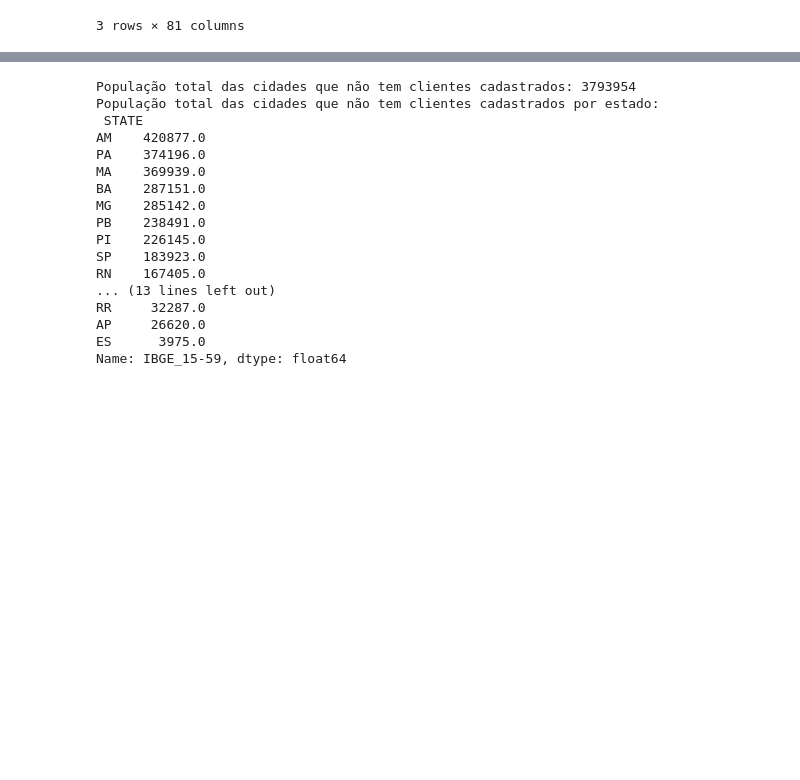
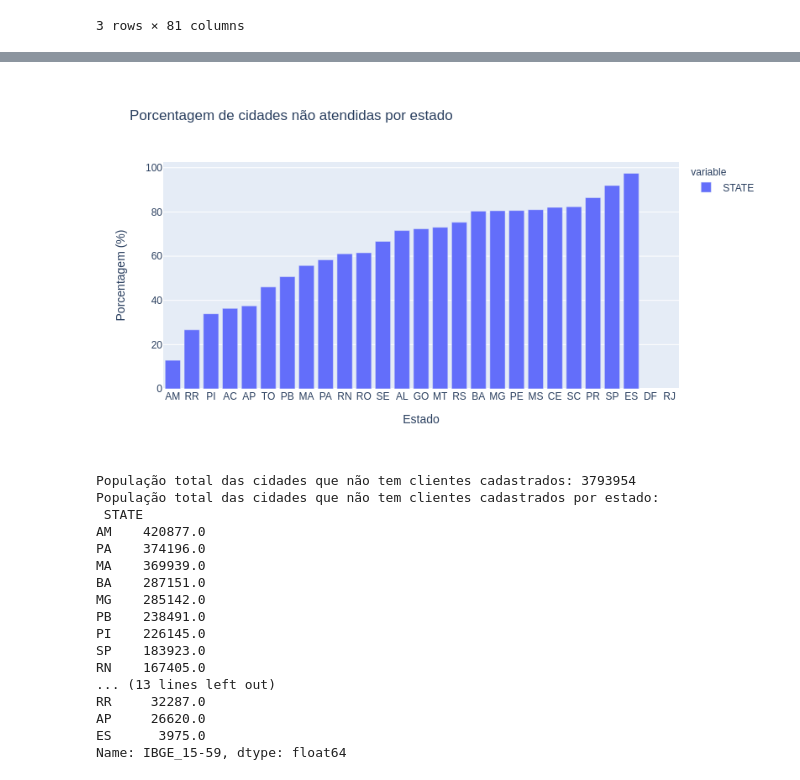
Before and after one commit to vf-fontes/intro-cd, a Jupyter notebook: 20200930_Olist.ipynb, the cells around one changed output, grey strips where cells are left out. Cells and saved outputs as stored; diff of their text form; code cells hidden in the pictures; blank space fills up the shorter version.

```diff
--- a/20200930_Olist.ipynb
+++ b/20200930_Olist.ipynb
@@ -152 +152,7 @@ gitly.show(fig)
+# %%
+data = 100-((df_cidades_sem_clientes.STATE.value_counts()*100)/df_cidades_brasil.STATE.value_counts())
+fig = px.bar(data.sort_values(ascending=True), title='Porcentagem de cidades não atendidas por estado',labels={'value': 'Porcentagem (%)', 'index':'Estado'})
+gitly.show(fig)
+# %% [output]
+[figure, added]
 # %%
```
Also changed, not shown: parts of 8 cells of this notebook.
